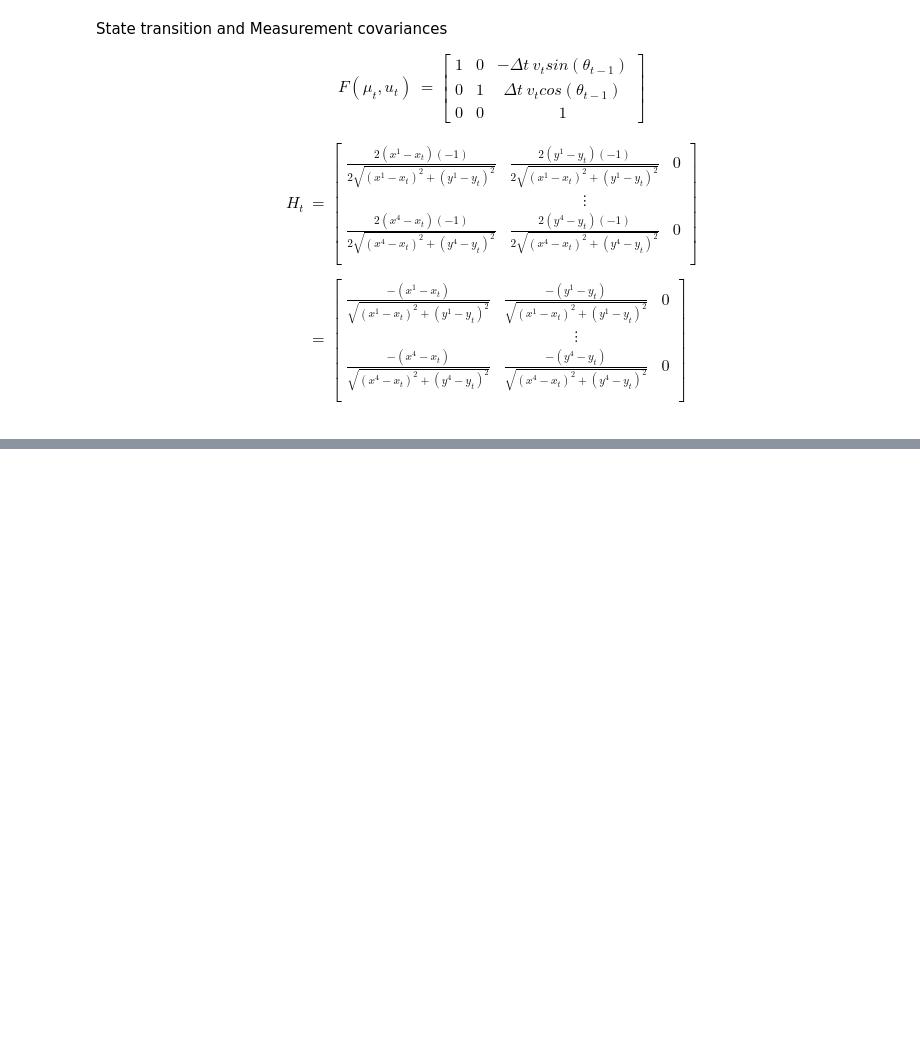
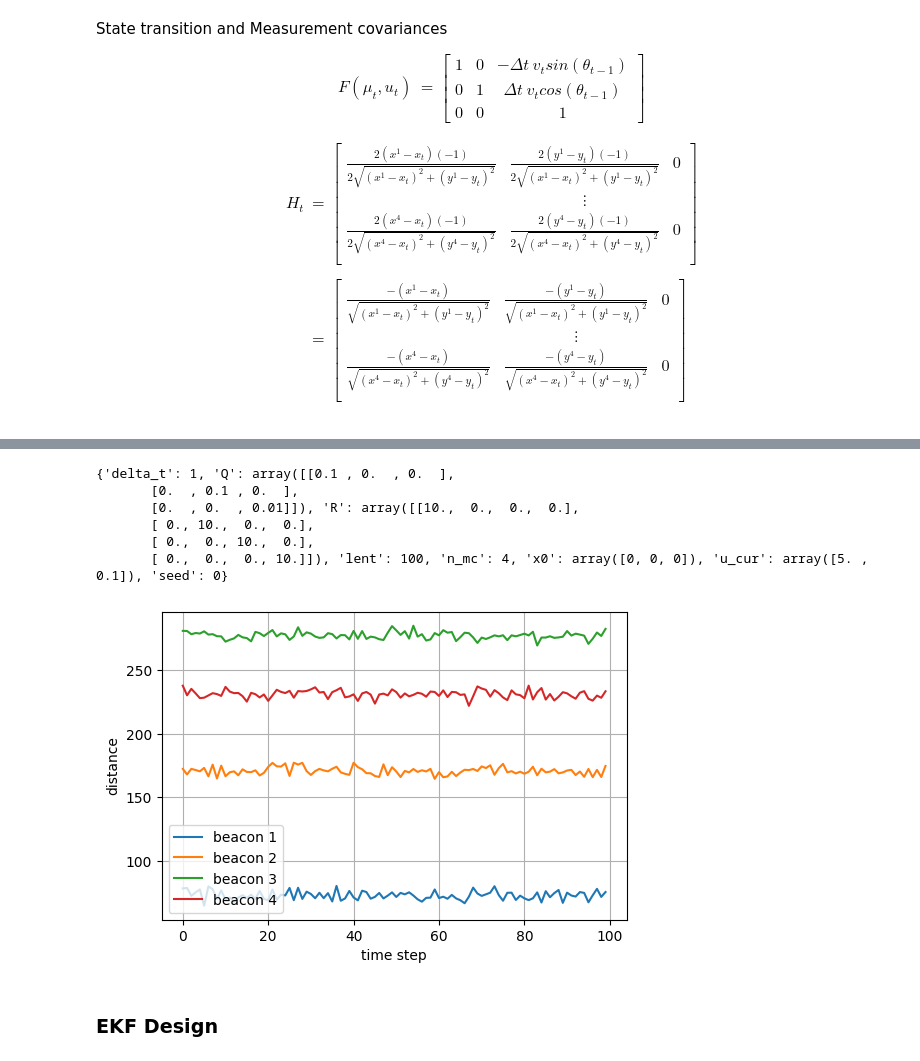
Before and after one commit to Cesium-Lab/gnc-playground, a Jupyter notebook: testing/estimation/estimation_playground.ipynb, the cells around one changed output, grey strips where cells are left out. Cells and saved outputs as stored; diff of their text form; code cells hidden in the pictures; blank space fills up the shorter version.

```diff
--- a/testing/estimation/estimation_playground.ipynb
+++ b/testing/estimation/estimation_playground.ipynb
@@ -261,0 +375,40 @@ def setup_gps_environment():
+# %%
+def simulate_measurements(pos, R, sim_num, seed=0):
+   sim_num = 100
+   z = np.zeros((4, sim_num))
+   np.random.seed(seed)
+
+   for i in range(sim_num):
+      z[:, i] = simulate_noisy_measurement(pos, R)
+
+   return z
+
+# plot the four measurements
+def plot_measurements(z):
+   sim_num = z.shape[1]
+   plt.subplots(1, 1, figsize=(6, 4))
+   plt.plot(np.arange(sim_num), z[0, :], label='beacon 1')
+   plt.plot(np.arange(sim_num), z[1, :], label='beacon 2')
+   plt.plot(np.arange(sim_num), z[2, :], label='beacon 3')
+   plt.plot(np.arange(sim_num), z[3, :], label='beacon 4')
+   plt.xlabel('time step')
+   plt.ylabel('distance')
+   plt.grid(True)
+   plt.legend()
+   plt.show()
+
+# simulate noisy meas
+pos = np.array([-50, 100, 0])
+z = simulate_measurements(pos, env['R'], sim_num=100)
+print(env)
+plot_measurements(z)
+# %% [output]
+{'delta_t': 1, 'Q': array([[0.1 , 0.  , 0.  ],
+       [0.  , 0.1 , 0.  ],
+       [0.  , 0.  , 0.01]]), 'R': array([[10.,  0.,  0.,  0.],
+       [ 0., 10.,  0.,  0.],
+       [ 0.,  0., 10.,  0.],
+       [ 0.,  0.,  0., 10.]]), 'lent': 100, 'n_mc': 4, 'x0': array([0, 0, 0]), 'u_cur': array([5. , 0.1]), 'seed': 0}
+[figure, added]
+# %% [markdown]
+### EKF Design
```
Also changed, not shown: parts of 8 cells of this notebook, 1 other file.
